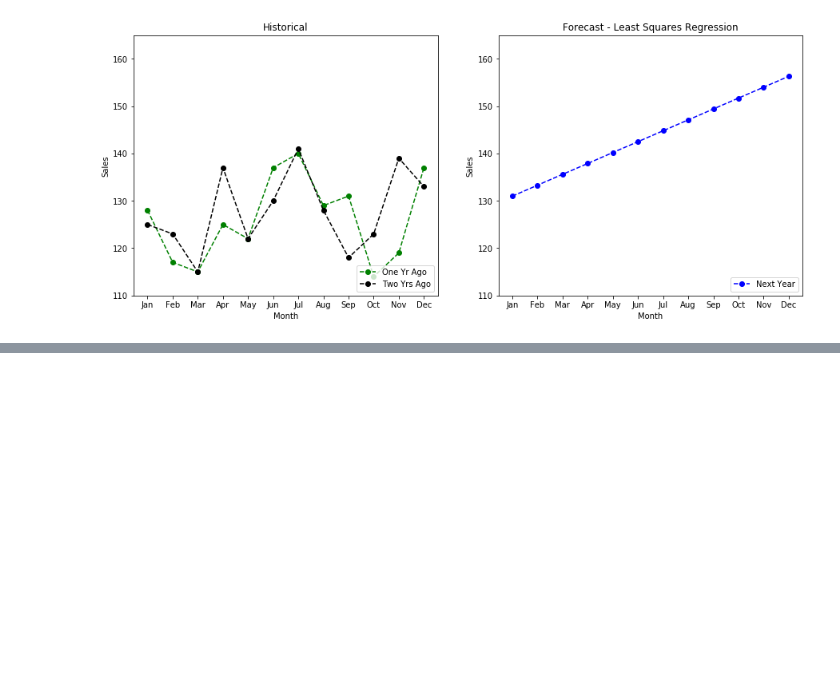
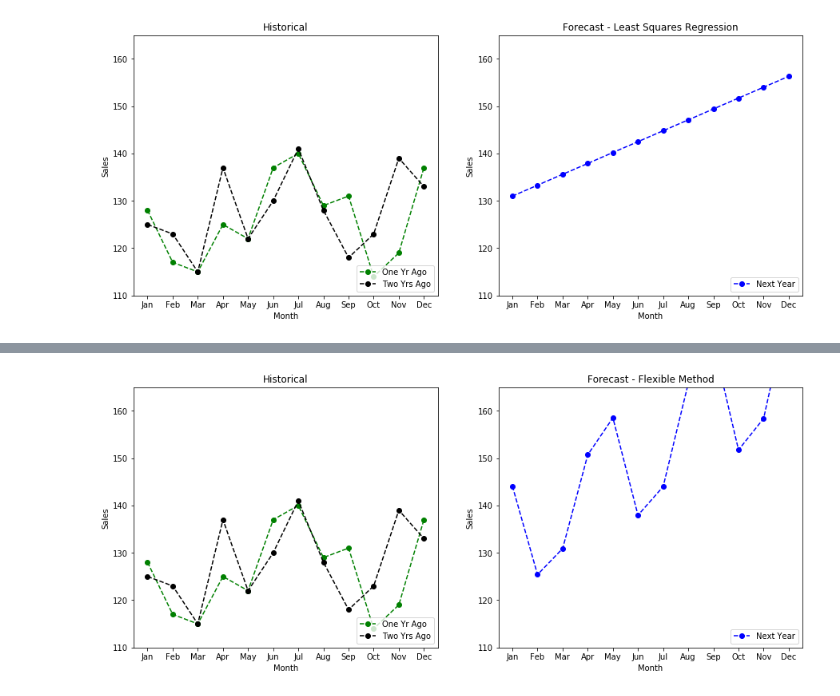
Before and after one commit to agritheory/forecast, a Jupyter notebook: temp_example_calcs.ipynb, the cells around one changed output, grey strips where cells are left out. Saved outputs shown, nothing was run; the diff lists cells and outputs as text; code cells hidden in the pictures; blank space fills up the shorter version.

```diff
--- a/temp_example_calcs.ipynb
+++ b/temp_example_calcs.ipynb
@@ -230,0 +280,11 @@ make_plots(least_squares_regression, 'Least Squares Regression')
+# %%
+percent_8 = Decimal(10)
+periods_8 = 4
+
+flexible_method = one_year_ago[-periods_8:]
+
+for i in range(12):
+    flexible_method.append(flexible_method[i] * (1 + percent_8 / 100))
+
+del flexible_method[:periods_8]
+flexible_method
@@ -230,0 +304,4 @@ make_plots(least_squares_regression, 'Least Squares Regression')
+# %%
+make_plots(flexible_method, 'Flexible Method')
+# %% [output]
+[figure, added]
```
Also changed, not shown: parts of 11 cells of this notebook.
